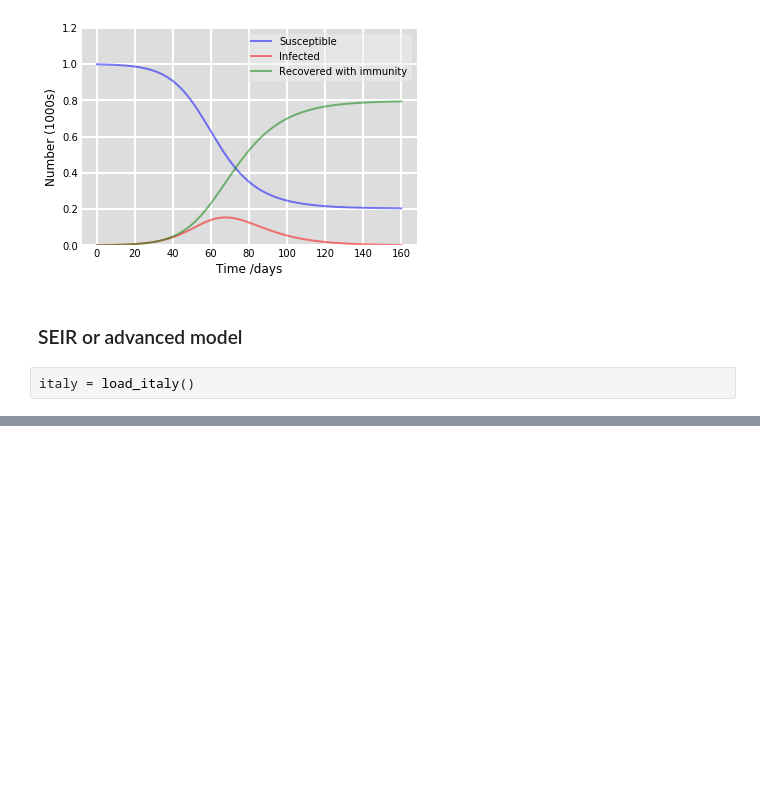
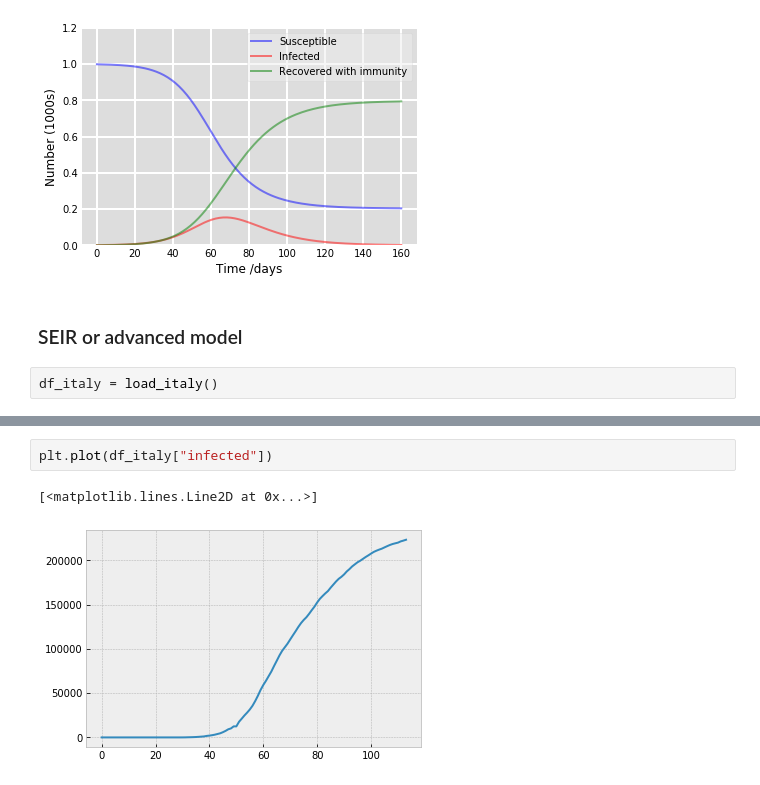
Before and after one commit to klchai/ML_COVID-19, a Jupyter notebook: ML_COVID-19.ipynb, the cells around one changed output, grey strips where cells are left out. Cells and saved outputs as stored; diff of their text form; blank space fills up the shorter version.

```diff
--- a/ML_COVID-19.ipynb
+++ b/ML_COVID-19.ipynb
@@ -309,4 +312,4 @@ plt.show()
 # %% [markdown]
 ### SEIR or advanced model
 # %%
-italy = load_italy()
+df_italy = load_italy()
@@ -326,0 +325,5 @@ italy.head(10)
+# %%
+plt.plot(df_italy["infected"])
+# %% [output]
+[<matplotlib.lines.Line2D at 0x...>]
+[figure, added]
```
Also changed, not shown: parts of 9 cells of this notebook.
